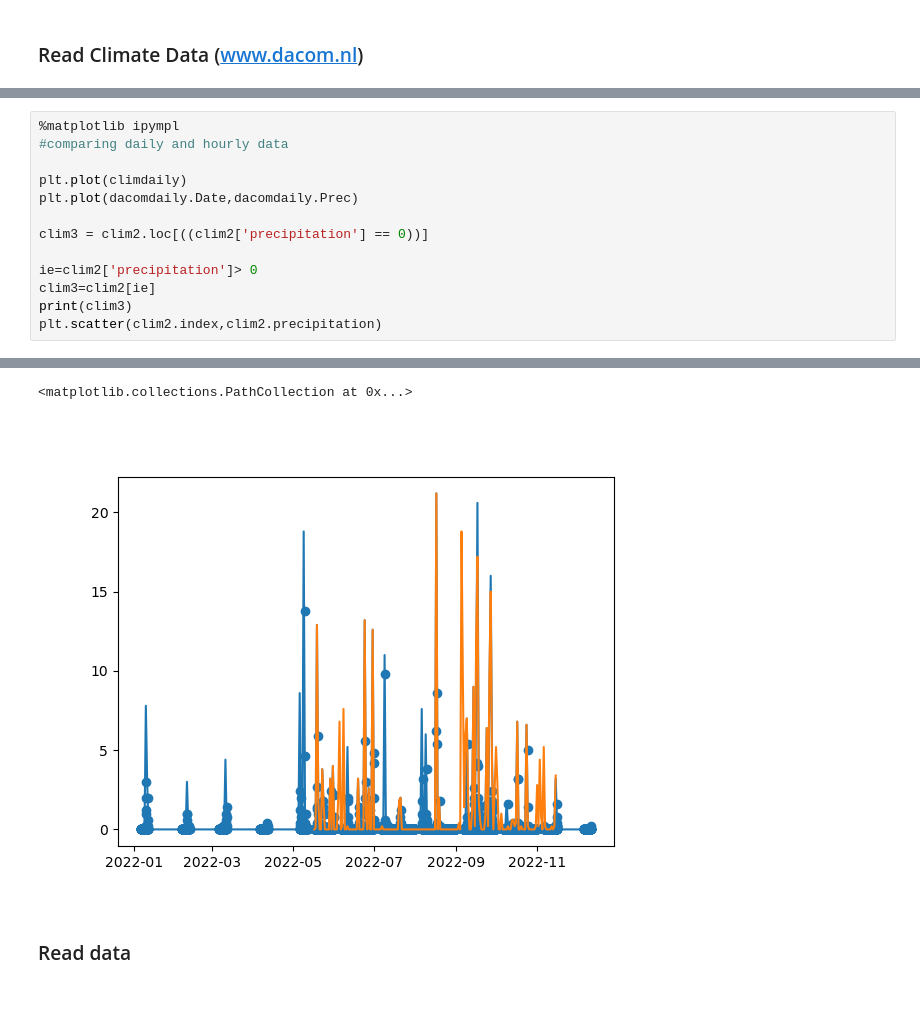
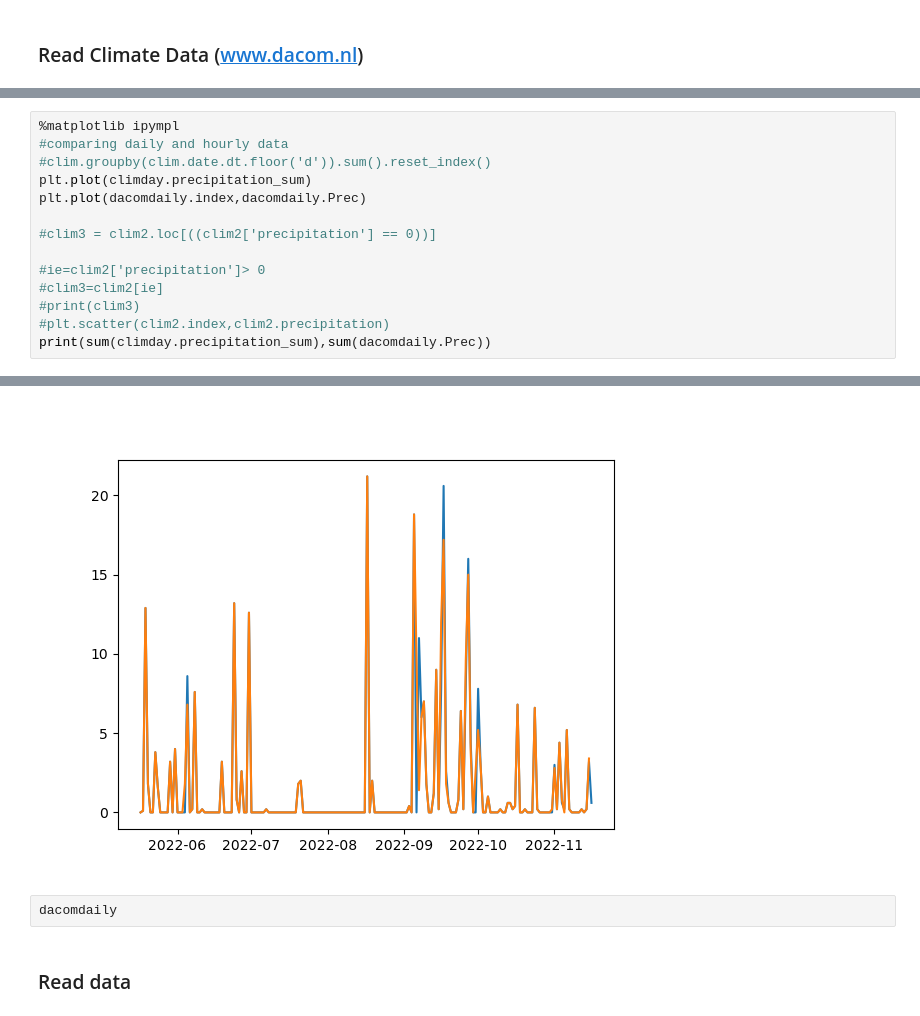
Before and after one commit to braspenninga/Jupyter-scripts, a Jupyter notebook: piezometer_ILVO_AdaptedVersion.ipynb, the cells around one changed output, grey strips where cells are left out. Drawn from its saved outputs; the diff is of its cells as text.

```diff
--- a/piezometer_ILVO_AdaptedVersion.ipynb
+++ b/piezometer_ILVO_AdaptedVersion.ipynb
@@ -61,14 +92,15 @@ plt.plot(climdaily)
 # %%
 %matplotlib ipympl
 #comparing daily and hourly data
+#clim.groupby(clim.date.dt.floor('d')).sum().reset_index()
+plt.plot(climday.precipitation_sum)
+plt.plot(dacomdaily.index,dacomdaily.Prec)
 
-plt.plot(climdaily)
-plt.plot(dacomdaily.Date,dacomdaily.Prec)
+#clim3 = clim2.loc[((clim2['precipitation'] == 0))]
 
-clim3 = clim2.loc[((clim2['precipitation'] == 0))]
-
-ie=clim2['precipitation']> 0
-clim3=clim2[ie]
-print(clim3)
-plt.scatter(clim2.index,clim2.precipitation)
+#ie=clim2['precipitation']> 0
+#clim3=clim2[ie]
+#print(clim3)
+#plt.scatter(clim2.index,clim2.precipitation)
+print(sum(climday.precipitation_sum),sum(dacomdaily.Prec))
 # %% [output]
@@ -92,5 +108,6 @@ date_time
-<matplotlib.collections.PathCollection at 0x...>
-[figure, old version]
+[figure, new version]
+# %%
+dacomdaily
 # %% [markdown]
 ### Read data
 # %%
```
Also changed, not shown: parts of 3 cells of this notebook.
